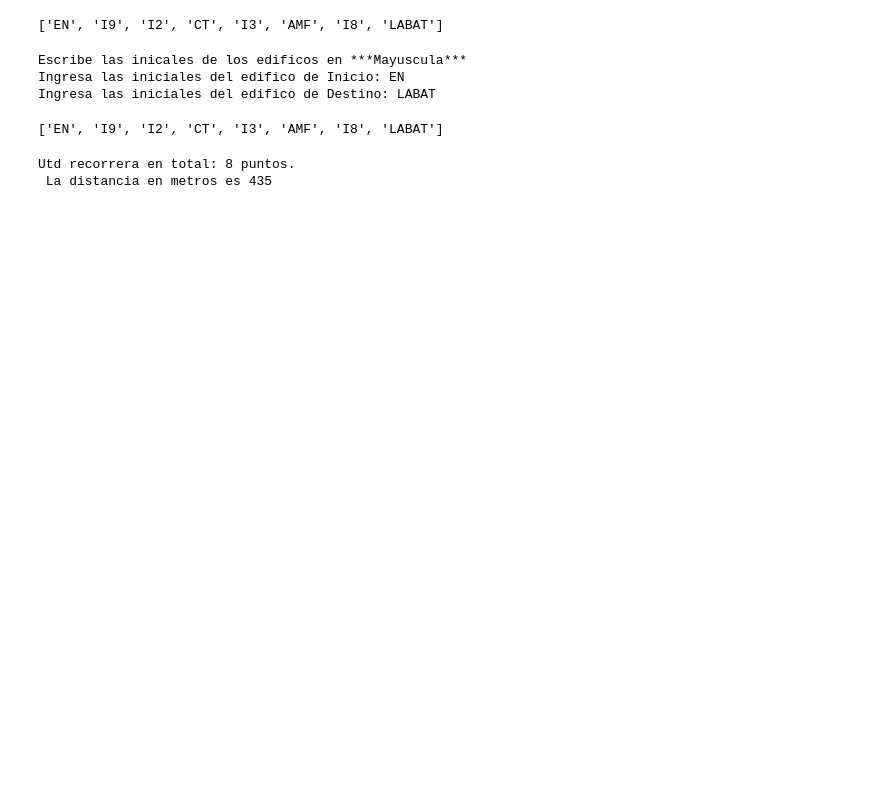
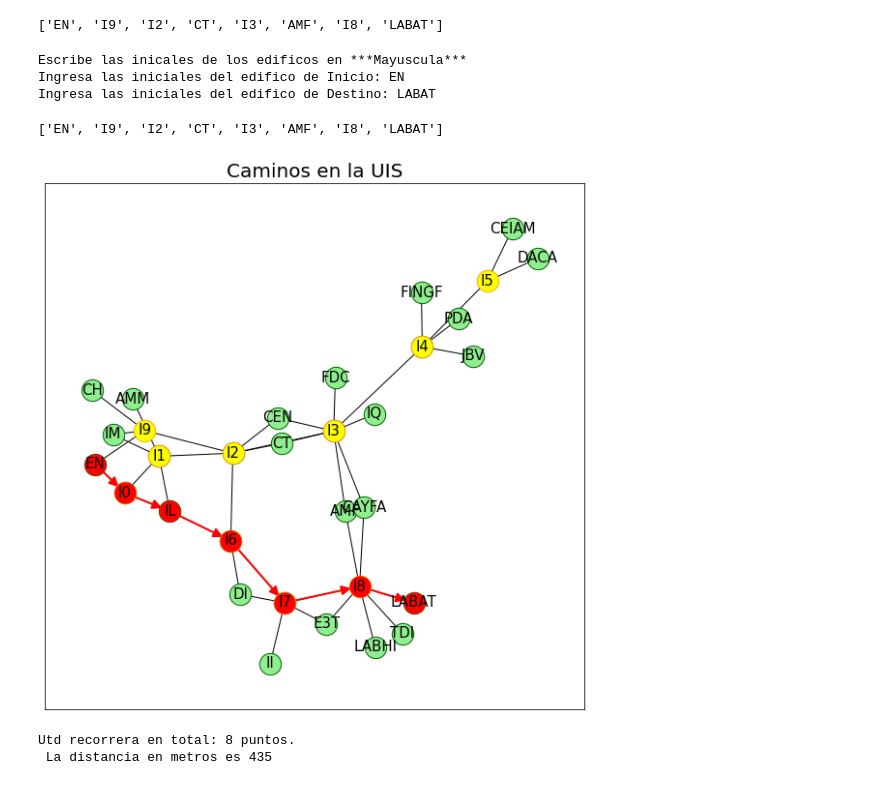
Before and after one commit to IC-03/InTime-UIS, a Jupyter notebook: grafoMD2.ipynb, the cells around one changed output. Cells and saved outputs as stored; diff of their text form; code cells hidden in the pictures; blank space fills up the shorter version.

```diff
--- a/grafoMD2.ipynb
+++ b/grafoMD2.ipynb
@@ -101,6 +110,41 @@ Escribe las inicales de los edificos en ***Mayuscula***
 Ingresa las iniciales del edifico de Inicio: EN
 Ingresa las iniciales del edifico de Destino: LABAT
 ['EN', 'I9', 'I2', 'CT', 'I3', 'AMF', 'I8', 'LABAT']
+# %%
+#Graficando el grafo
+
+#Tamaño de la gráfica
+fig, ax = plt.subplots(figsize=(10, 10))
+
+#Distancia de los nodos
+seed = 22222
+pos = nx.spring_layout(G, seed=seed)
+
+#Configuración para los nodos
+inter = list(df.Destino.unique())
+edif = list(df.Origen.unique())
+
+nx.draw_networkx_nodes(G, pos, nodelist=edif, node_size=500, edgecolors = 'darkgreen', node_color='lightgreen') #Para los edificios
+nx.draw_networkx_nodes(G, pos, nodelist=inter, node_size=500, edgecolors = 'orange', node_color='yellow') #Para las intersecciones
+
+#Configuración para las aristas
+nx.draw_networkx_edges(G, pos, edge_color='black', width = 1)
+
+#Configuración para colorear el camino más corto
+path = nx.shortest_path(G,source='EN',target='LABAT', method='dijkstra')
+path_edges = list(zip(path,path[1:]))
+nx.draw_networkx_nodes(G,pos,nodelist=path, node_size=450, node_color='red')
+nx.draw_networkx_edges(G, pos, arrows = True, arrowstyle="-|>", arrowsize=20, edgelist=path_edges,  edge_color='red', width=2)
+
+#Configuración para las etiquetas de la gráfica
+nx.draw_networkx_labels(G, pos, font_size=15)
+
+plt.title("Caminos en la UIS", fontdict={'fontsize':20})
+plt.axis('on')
+plt.savefig('Mapa_UIS.png', dpi = 300, format = 'png', transparent = True)
+plt.show()
+# %% [output]
+[figure, added]
 # %%
 #En esta impresion a pantalla mostramos la cantidad total de puntos por lo que el usuario recorre y la distancia total en metros.
 print(f"Utd recorrera en total: {len(djk_path)} puntos.\n La distancia en metros es {nx.dijkstra_path_length(G, 'EN', 'LABAT', 'Peso')}")
```
Also changed, not shown: parts of 7 cells of this notebook.
